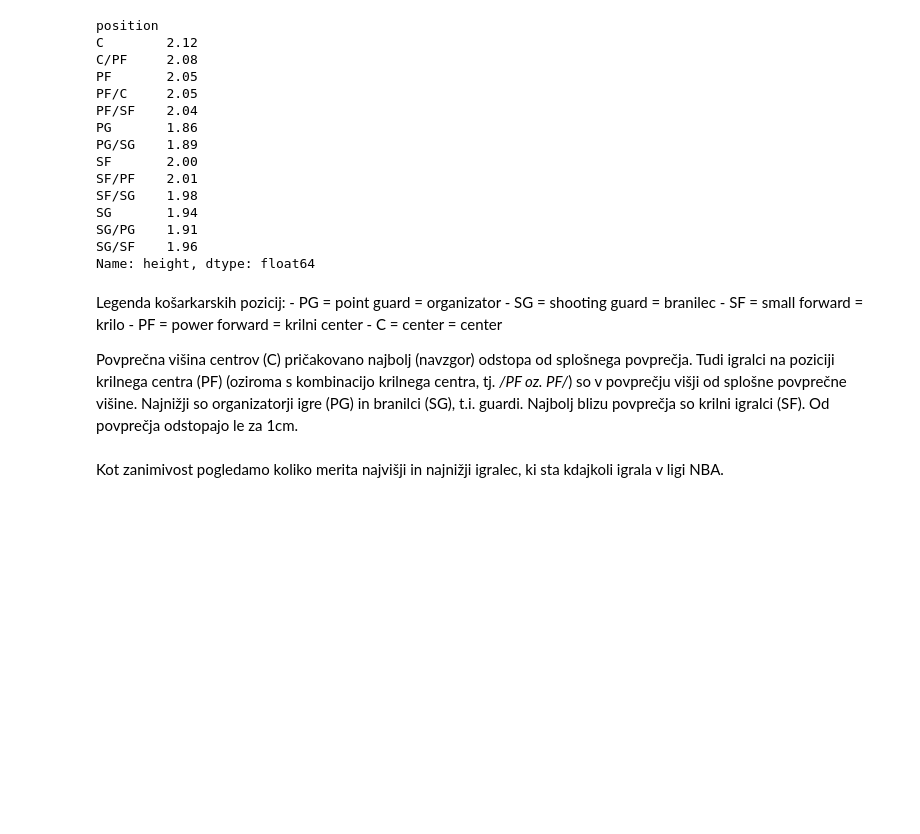
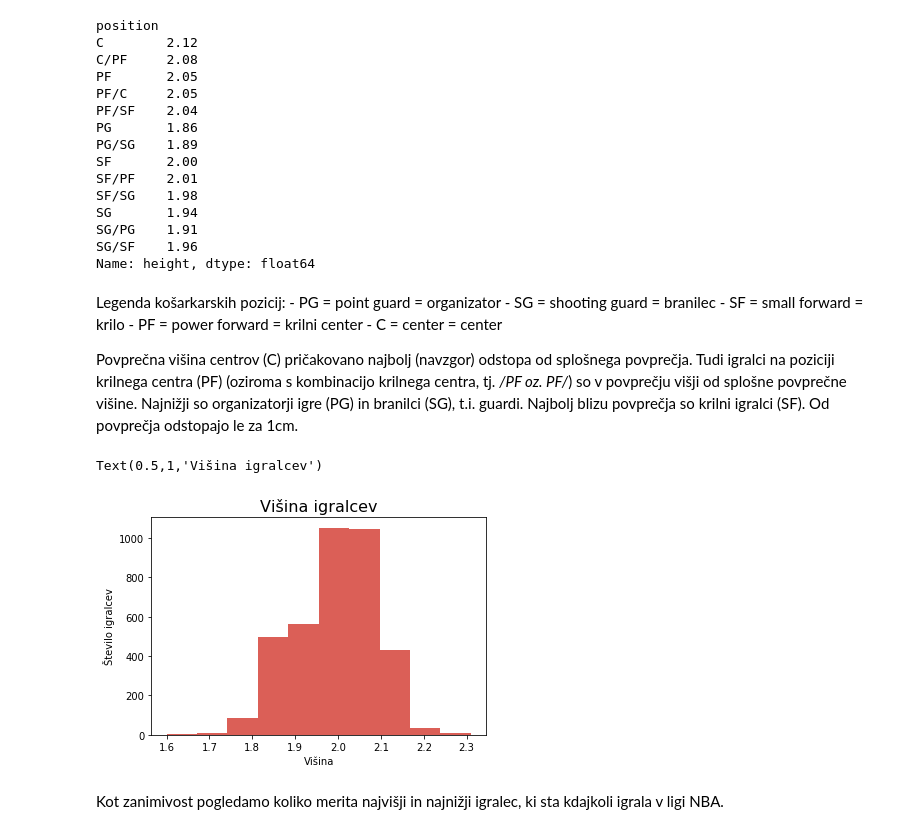
Before and after one commit to sarabizjak7/NBA_players, a Jupyter notebook: data_analysis.ipynb, the cells around one changed output. Cells and saved outputs as stored; diff of their text form; code cells hidden in the pictures; blank space fills up the shorter version.

```diff
--- a/data_analysis.ipynb
+++ b/data_analysis.ipynb
@@ -80,6 +88,12 @@ Tudi igralci na poziciji krilnega centra (PF) (oziroma s kombinacijo krilnega ce
 višji od splošne povprečne višine.
 Najnižji so organizatorji igre (PG) in branilci (SG), t.i. guardi.
 Najbolj blizu povprečja so krilni igralci (SF). Od povprečja odstopajo le za 1cm.
+# %%
+podatki['height'].plot(kind = 'hist').set(xlabel = 'Višina', ylabel = 'Število igralcev')
+plot.title('Višina igralcev', fontsize = 16)
+# %% [output]
+Text(0.5,1,'Višina igralcev')
+[figure, added]
 # %% [markdown]
 Kot zanimivost pogledamo koliko merita najvišji in najnižji igralec, ki sta kdajkoli igrala v ligi NBA.
 # %%
```
Also changed, not shown: parts of 33 cells of this notebook.
